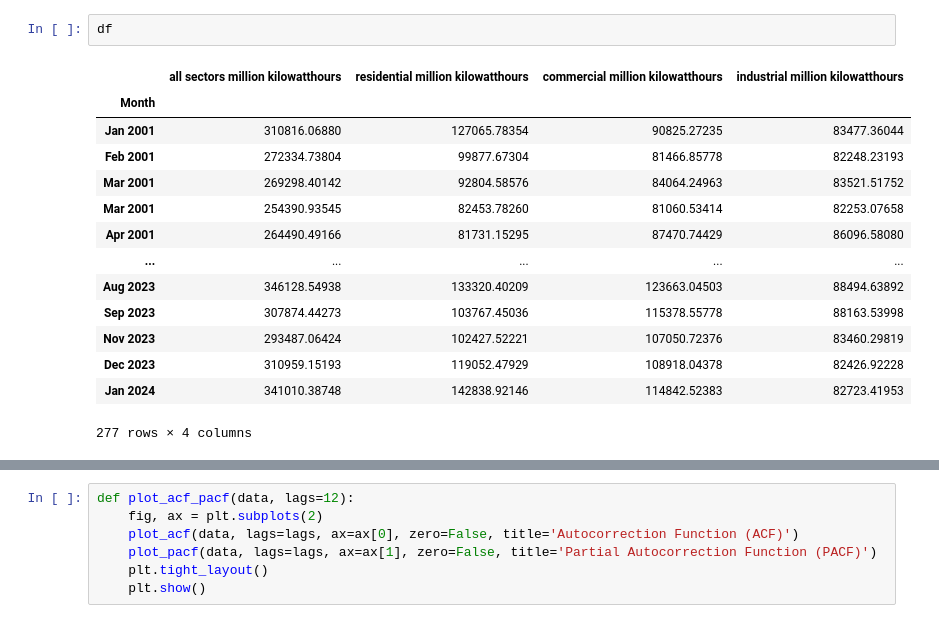
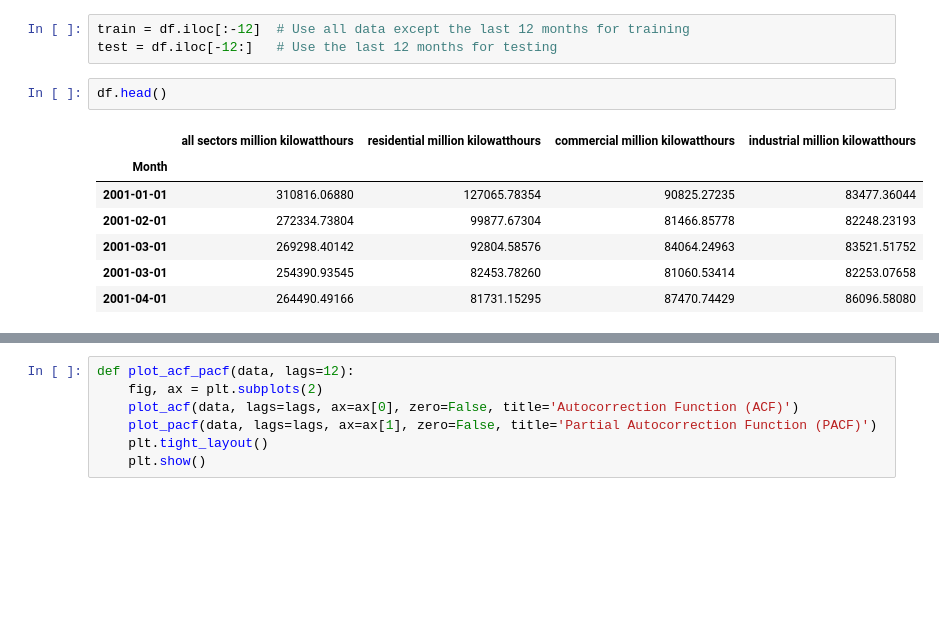
Before and after one commit to damianSte/TimeSeriesAnalysisLabs, a Jupyter notebook: Lab 7/Task1-Lab7.ipynb, the cells around one changed output, grey strips where cells are left out. Saved outputs shown, nothing was run; the diff lists cells and outputs as text; blank space fills up the shorter version.

```diff
--- a/Lab 7/Task1-Lab7.ipynb
+++ b/Lab 7/Task1-Lab7.ipynb
@@ -34,20 +21,16 @@ Month
-# %%
-df
-# %% [output]
-|  | all sectors million kilowatthours | residential million kilowatthours | commercial million kilowatthours | industrial million kilowatthours |
-| Month |  |  |  |  |
-| Jan 2001 | 310816.06880 | 127065.78354 | 90825.27235 | 83477.36044 |
-| Feb 2001 | 272334.73804 | 99877.67304 | 81466.85778 | 82248.23193 |
-| Mar 2001 | 269298.40142 | 92804.58576 | 84064.24963 | 83521.51752 |
-| Mar 2001 | 254390.93545 | 82453.78260 | 81060.53414 | 82253.07658 |
-| Apr 2001 | 264490.49166 | 81731.15295 | 87470.74429 | 86096.58080 |
-| ... | ... | ... | ... | ... |
-| Aug 2023 | 346128.54938 | 133320.40209 | 123663.04503 | 88494.63892 |
-| Sep 2023 | 307874.44273 | 103767.45036 | 115378.55778 | 88163.53998 |
-| Nov 2023 | 293487.06424 | 102427.52221 | 107050.72376 | 83460.29819 |
-| Dec 2023 | 310959.15193 | 119052.47929 | 108918.04378 | 82426.92228 |
-| Jan 2024 | 341010.38748 | 142838.92146 | 114842.52383 | 82723.41953 |
-277 rows × 4 columns
+# %%
+train = df.iloc[:-12]  # Use all data except the last 12 months for training
+test = df.iloc[-12:]   # Use the last 12 months for testing
+# %%
+df.head()
+# %% [output]
+|  | all sectors million kilowatthours | residential million kilowatthours | commercial million kilowatthours | industrial million kilowatthours |
+| Month |  |  |  |  |
+| 2001-01-01 | 310816.06880 | 127065.78354 | 90825.27235 | 83477.36044 |
+| 2001-02-01 | 272334.73804 | 99877.67304 | 81466.85778 | 82248.23193 |
+| 2001-03-01 | 269298.40142 | 92804.58576 | 84064.24963 | 83521.51752 |
+| 2001-03-01 | 254390.93545 | 82453.78260 | 81060.53414 | 82253.07658 |
+| 2001-04-01 | 264490.49166 | 81731.15295 | 87470.74429 | 86096.58080 |
 # %%
 df['all sectors million kilowatthours'].plot()
 # %% [output]
```
Also changed, not shown: parts of 17 cells of this notebook, 4 other files.
